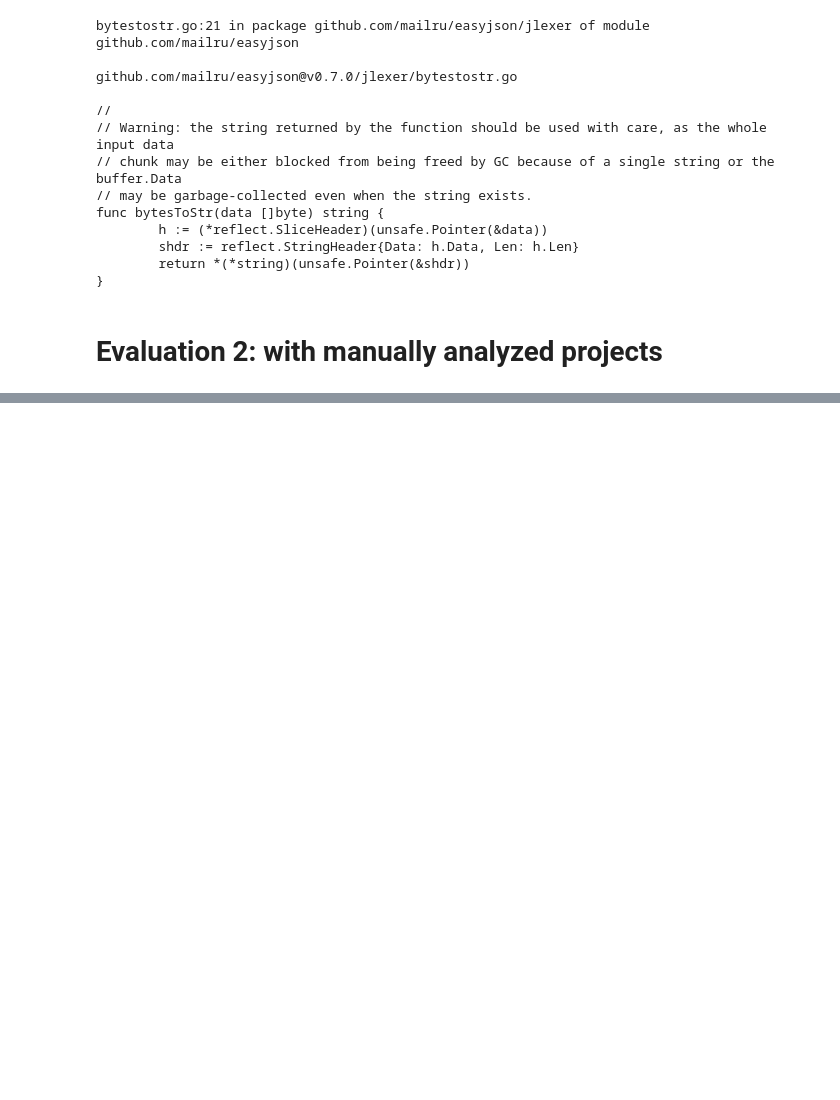
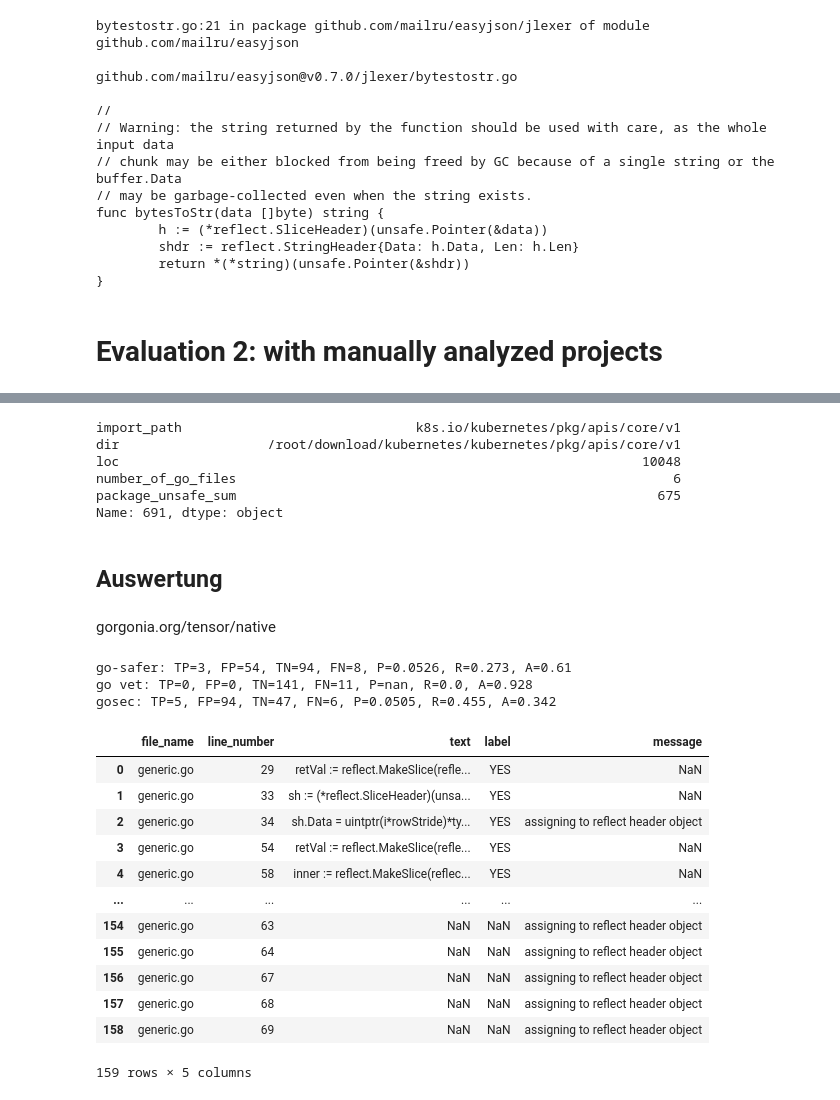
Before and after one commit to jlauinger/master-of-science, a Jupyter notebook: code/data-survey/analysis/go-safer-evaluation.ipynb, the cells around one changed output, grey strips where cells are left out. Drawn from its saved outputs; the diff is of its cells as text; code cells hidden in the pictures; blank space fills up the shorter version.

```diff
--- a/code/data-survey/analysis/go-safer-evaluation.ipynb
+++ b/code/data-survey/analysis/go-safer-evaluation.ipynb
@@ -48,0 +161,69 @@ func bytesToStr(data []byte) string {
+# %%
+packages_df[packages_df['import_path']=='k8s.io/kubernetes/pkg/apis/core/v1']\
+    .loc[:,['import_path', 'dir', 'loc', 'number_of_go_files', 'package_unsafe_sum']]\
+    .iloc[0]
+# %% [output]
+import_path                              k8s.io/kubernetes/pkg/apis/core/v1
+dir                   /root/download/kubernetes/kubernetes/pkg/apis/core/v1
+loc                                                                   10048
+number_of_go_files                                                        6
+package_unsafe_sum                                                      675
+Name: 691, dtype: object
+# %% [markdown]
+## Auswertung
+# %% [markdown]
+gorgonia.org/tensor/native
+# %%
+def evaluate(package):
+    manual_df = pd.read_csv("/root/code/hacking/go-safer-evaluation/packages-eval/{}-manual.csv".format(package))
+    gosafer_df = pd.read_csv("/root/code/hacking/go-safer-evaluation/packages-eval/{}-gosafer.csv".format(package))
+    govet_df = pd.read_csv("/root/code/hacking/go-safer-evaluation/packages-eval/{}-govet.csv".format(package))
+    gosec_df = pd.read_csv("/root/code/hacking/go-safer-evaluation/packages-eval/{}-gosec.csv".format(package))
+
+    manual_df['label']='NO'
+    manual_df.loc[:10,'label']='YES'
+
+    test_df1 = prf(manual_df, gosafer_df, "go-safer")
+    test_df2 = prf(manual_df, govet_df, "go vet")
+    test_df3 = prf(manual_df, gosec_df, "gosec")
+
+    return test_df1
+
+def prf(manual_df, tool_df, name):
+    df = pd.merge(manual_df, tool_df, how='outer', on=['file_name', 'line_number'])
+
+    tp = df[(~df['message'].isna())&(df['label']=='YES')]['line_number'].count()
+    fp = df[(~df['message'].isna())&(df['label']=='NO')]['line_number'].count() + \
+         df[df['text'].isna()]['line_number'].count()
+    tn = df[(df['message'].isna())&(df['label']=='NO')]['line_number'].count()
+    fn = df[(df['message'].isna())&(df['label']=='YES')]['line_number'].count()
+
+    p = tp / (tp + fp)
+    r = tp / (tp + fn)
+    a = (tp + tn) / (tp + fp + tn + fn)
+
+    print("{}: TP={}, FP={}, TN={}, FN={}, P={:.3}, R={:.3}, A={:.3}".format(name, tp, fp, tn, fn, p, r, a))
+
+    return df
+# %%
+test_df = evaluate('native')
+# %% [output]
+go-safer: TP=3, FP=54, TN=94, FN=8, P=0.0526, R=0.273, A=0.61
+go vet: TP=0, FP=0, TN=141, FN=11, P=nan, R=0.0, A=0.928
+gosec: TP=5, FP=94, TN=47, FN=6, P=0.0505, R=0.455, A=0.342
+# %%
+test_df
+# %% [output]
+|  | file_name | line_number | text | label | message |
+| 0 | generic.go | 29 | retVal := reflect.MakeSlice(refle... | YES | NaN |
+| 1 | generic.go | 33 | sh := (*reflect.SliceHeader)(unsa... | YES | NaN |
+| 2 | generic.go | 34 | sh.Data = uintptr(i*rowStride)*ty... | YES | assigning to reflect header object |
+| 3 | generic.go | 54 | retVal := reflect.MakeSlice(refle... | YES | NaN |
+| 4 | generic.go | 58 | inner := reflect.MakeSlice(reflec... | YES | NaN |
+| ... | ... | ... | ... | ... | ... |
+| 154 | generic.go | 63 | NaN | NaN | assigning to reflect header object |
+| 155 | generic.go | 64 | NaN | NaN | assigning to reflect header object |
+| 156 | generic.go | 67 | NaN | NaN | assigning to reflect header object |
+| 157 | generic.go | 68 | NaN | NaN | assigning to reflect header object |
+| 158 | generic.go | 69 | NaN | NaN | assigning to reflect header object |
+159 rows × 5 columns
```
Also changed, not shown: parts of 8 cells of this notebook, 1 other file.
